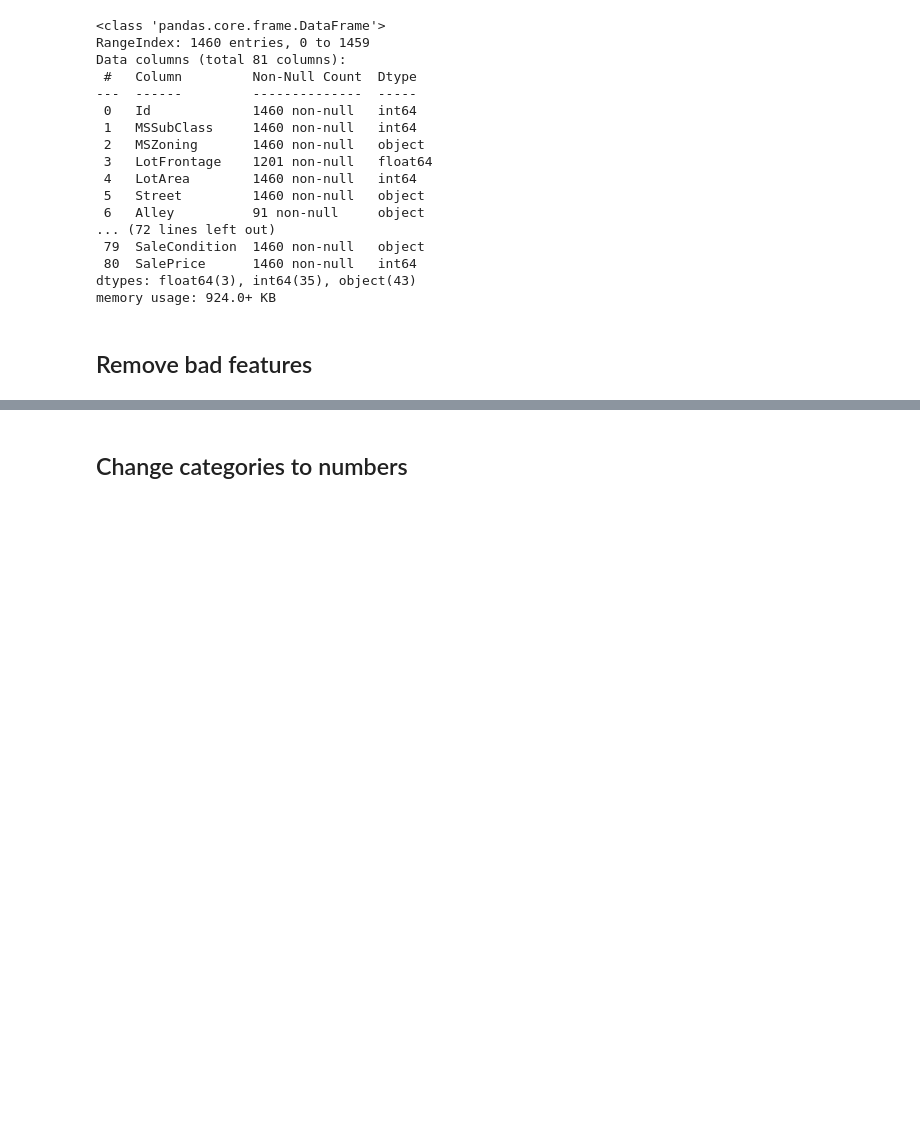
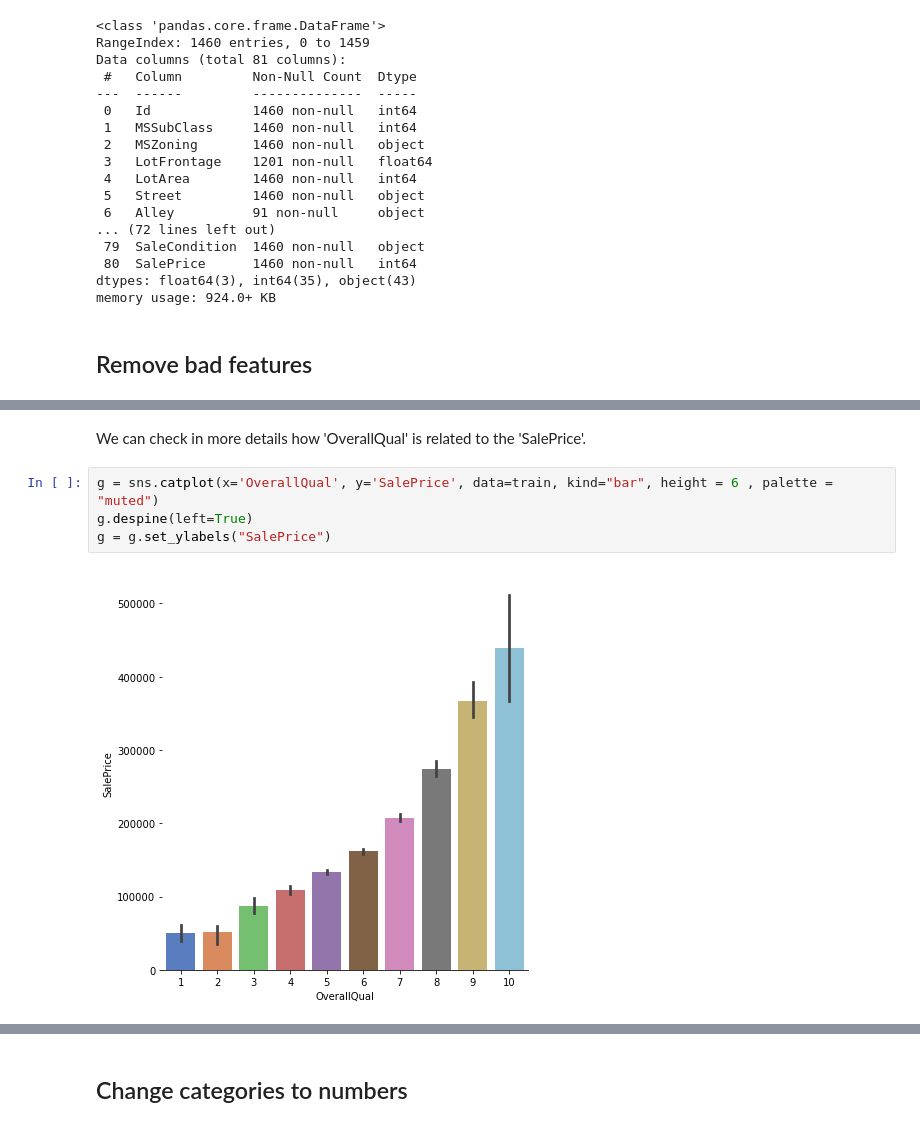
Before and after one commit to smolavipour/Kaggle_Trials, a Jupyter notebook: House_Price/Visualize House price data.ipynb, the cells around one changed output, grey strips where cells are left out. Cells and saved outputs as stored; diff of their text form; blank space fills up the shorter version.

```diff
--- a/House_Price/Visualize House price data.ipynb
+++ b/House_Price/Visualize House price data.ipynb
@@ -89,0 +111,8 @@ data.head()
+# %% [markdown]
+We can check in more details how 'OverallQual' is related to the 'SalePrice'.
+# %%
+g = sns.catplot(x='OverallQual', y='SalePrice', data=train, kind="bar", height = 6 , palette = "muted")
+g.despine(left=True)
+g = g.set_ylabels("SalePrice")
+# %% [output]
+[figure, added]
```
Also changed, not shown: parts of 38 cells of this notebook.
